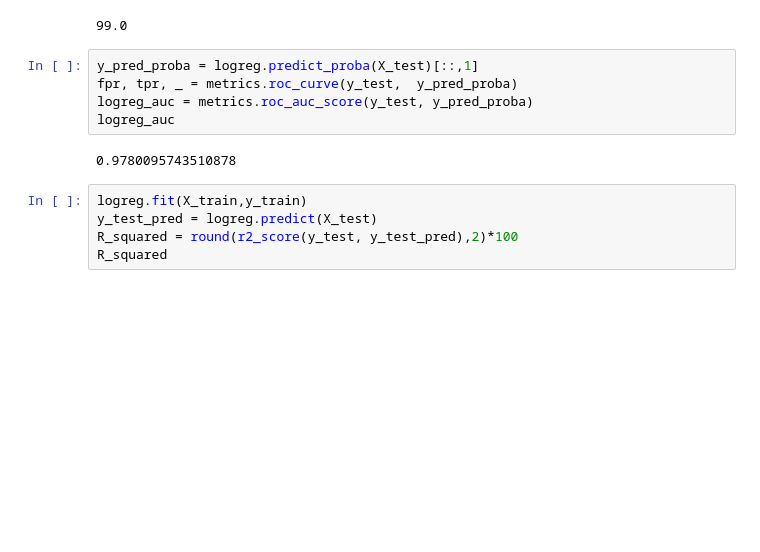
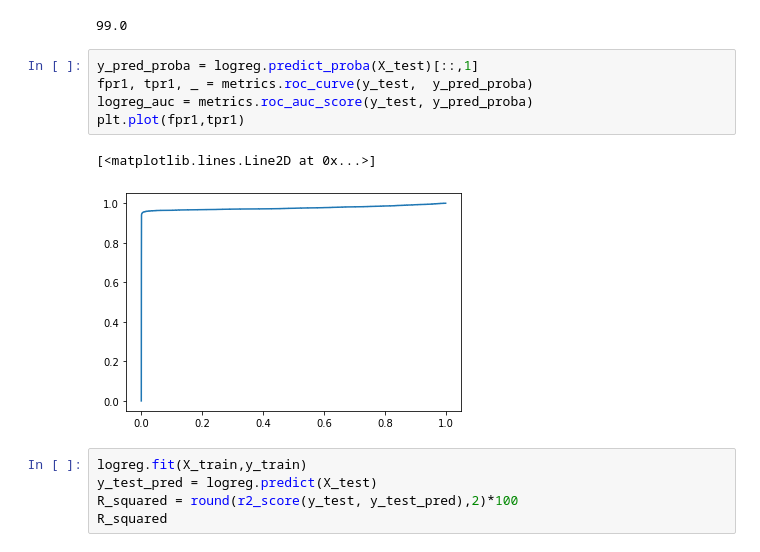
Before and after one commit to djean062/ironhack-project, a Jupyter notebook: Final Project Code.ipynb, the cells around one changed output. Drawn from its saved outputs; the diff is of its cells as text; blank space fills up the shorter version.

```diff
--- a/Final Project Code.ipynb
+++ b/Final Project Code.ipynb
@@ -337,11 +337,12 @@ round(np.mean(results),2)*100
 99.0
 # %%
 y_pred_proba = logreg.predict_proba(X_test)[::,1]
-fpr, tpr, _ = metrics.roc_curve(y_test,  y_pred_proba)
+fpr1, tpr1, _ = metrics.roc_curve(y_test,  y_pred_proba)
 logreg_auc = metrics.roc_auc_score(y_test, y_pred_proba)
-logreg_auc
+plt.plot(fpr1,tpr1)
 # %% [output]
-0.9780095743510878
+[<matplotlib.lines.Line2D at 0x...>]
+[figure, added]
 # %%
 logreg.fit(X_train,y_train)
 y_test_pred = logreg.predict(X_test)
```
Also changed, not shown: parts of 11 cells of this notebook, 4 other files.
